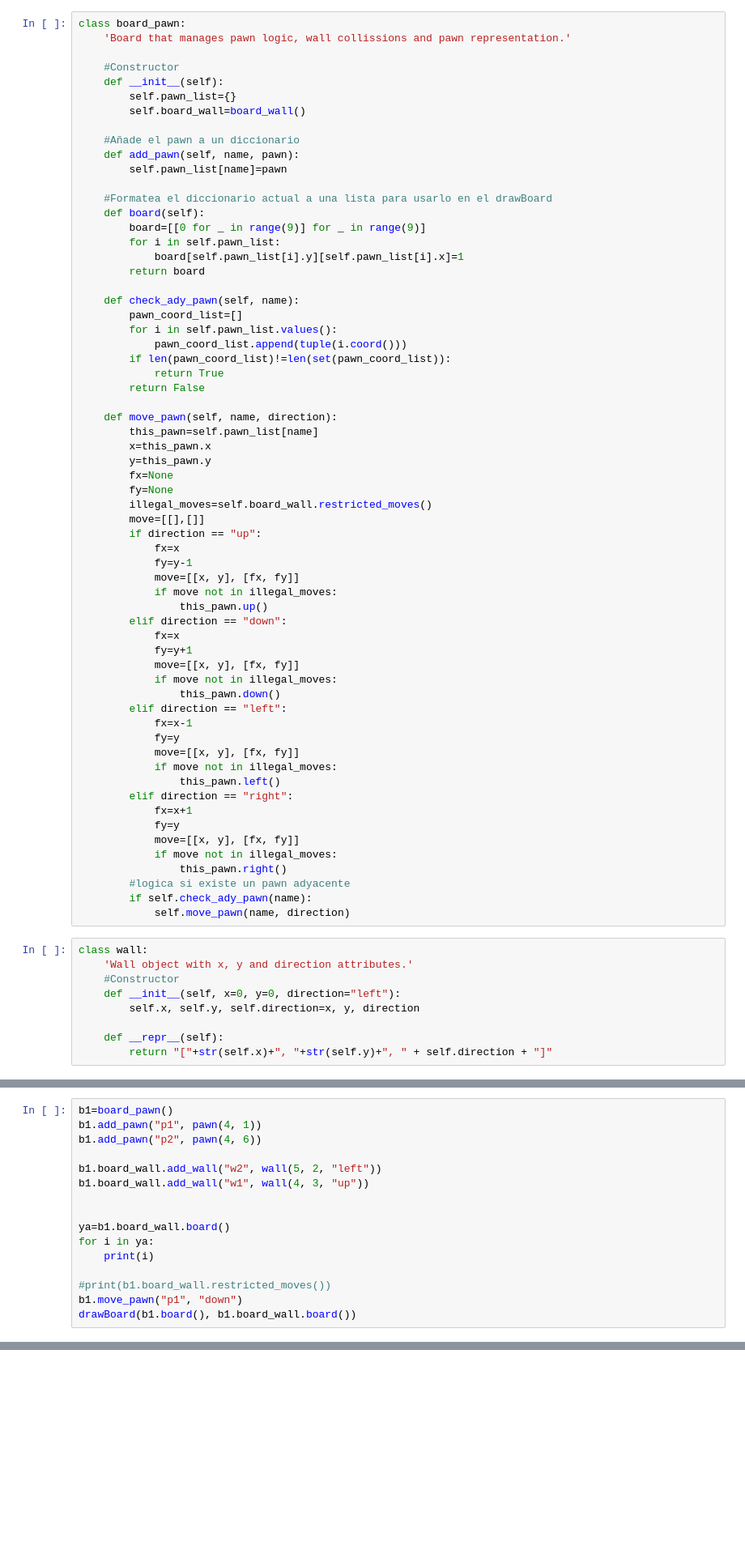
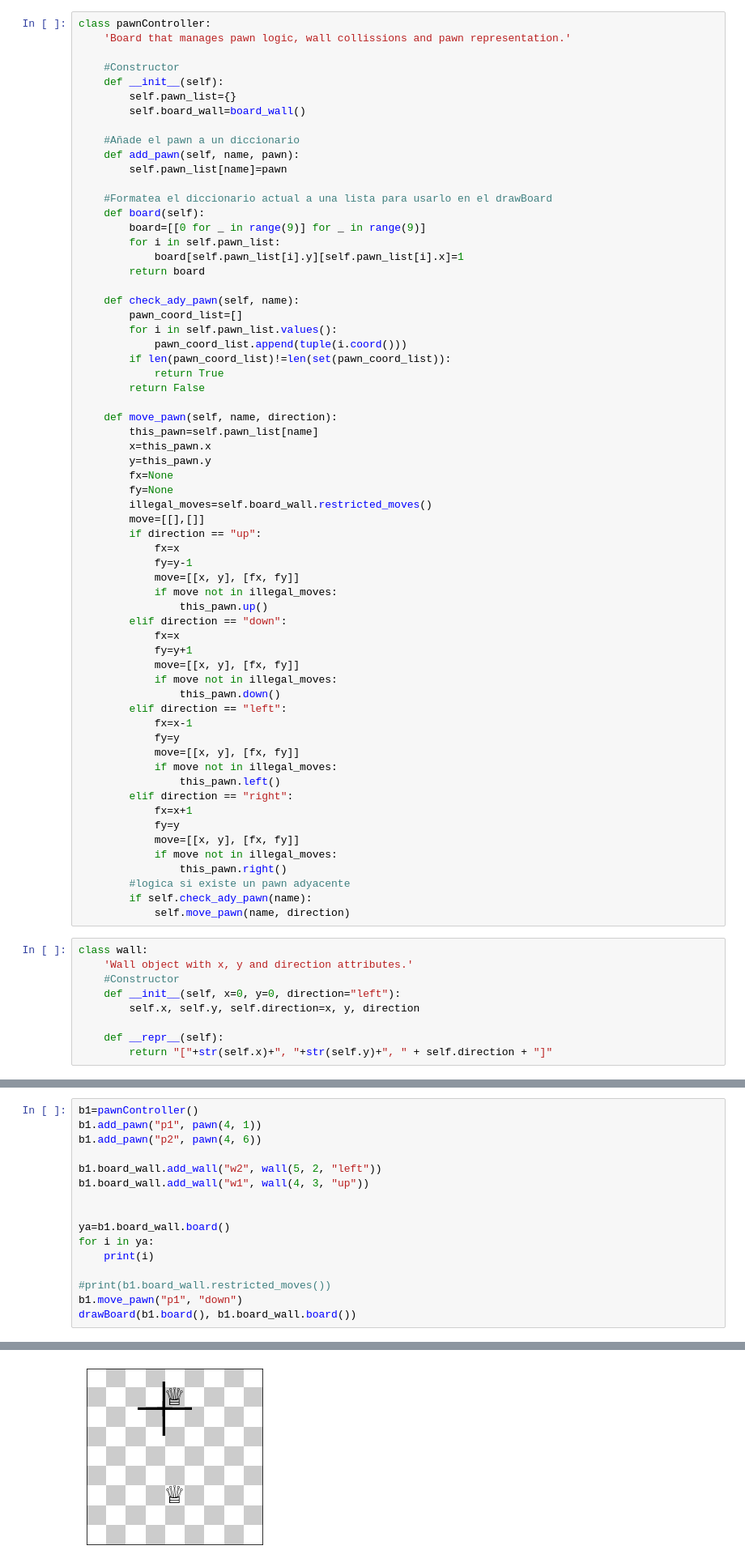
Before and after one commit to sadaakisz/Quoridor_Overthimker, a Jupyter notebook: Overthinker_Notebook.ipynb, the cells around one changed output, grey strips where cells are left out. Shown at 81% size. Cells and saved outputs as stored; diff of their text form; blank space fills up the shorter version.

Commit message:
Renamed board_pawn to pawnController.
Renamed board_pawn to pawnController for better understanding of the class.

```diff
--- a/Overthinker_Notebook.ipynb
+++ b/Overthinker_Notebook.ipynb
@@ -34,7 +34,7 @@ class pawn:
     def coord(self):
         return [self.x, self.y]
 # %%
-class board_pawn:
+class pawnController:
     'Board that manages pawn logic, wall collissions and pawn representation.'
 
     #Constructor
@@ -180,7 +180,7 @@ def drawBoard(board_pawn, board_wall):
     ax.axis('image')
     plt.show()
 # %%
-b1=board_pawn()
+b1=pawnController()
 b1.add_pawn("p1", pawn(4, 1))
 b1.add_pawn("p2", pawn(4, 6))
 
@@ -195,3 +195,4 @@ for i in ya:
 #print(b1.board_wall.restricted_moves())
 b1.move_pawn("p1", "down")
 drawBoard(b1.board(), b1.board_wall.board())
+# %% [output]
@@ -198,2 +209,3 @@ drawBoard(b1.board(), b1.board_wall.board())
+[figure, added]
 # %%
 #creamos el tablero de piezas
```
Also changed, not shown: parts of 4 cells of this notebook.
